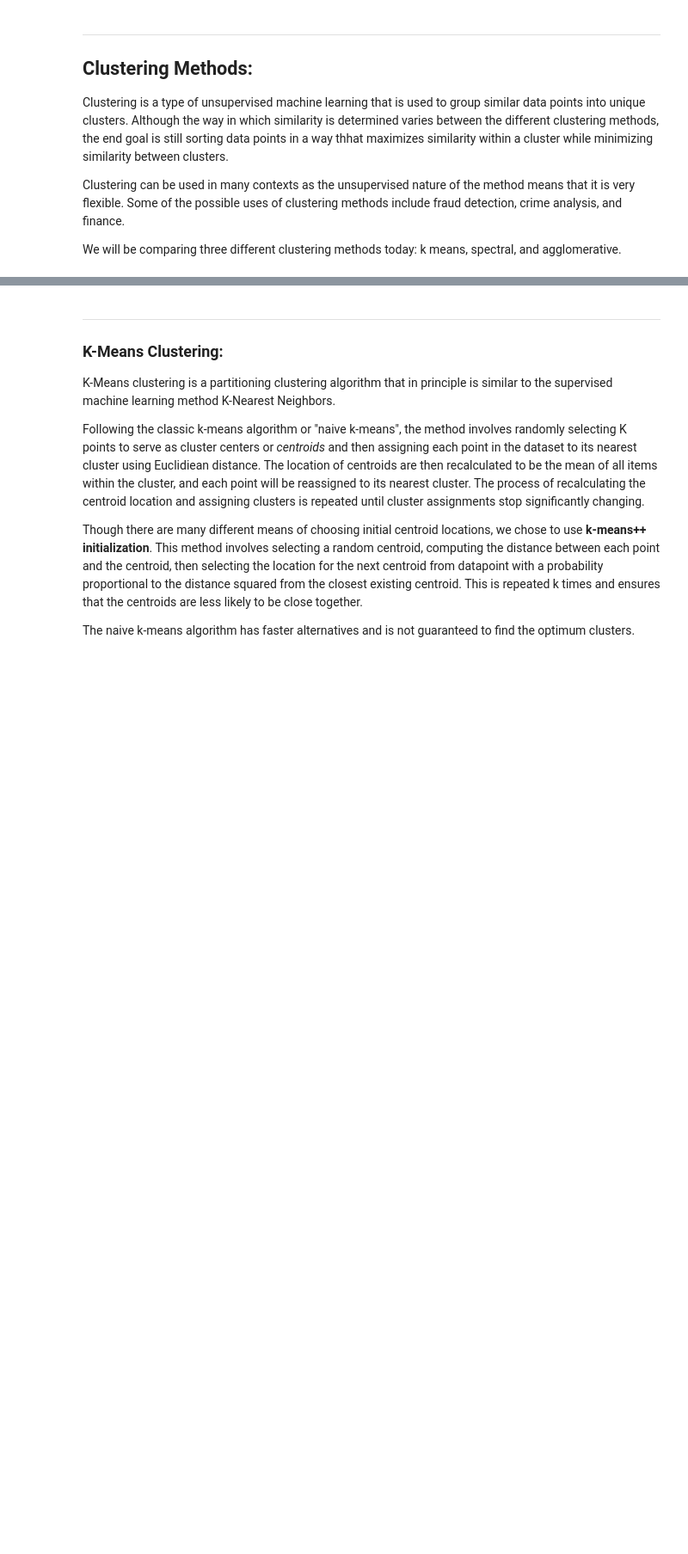
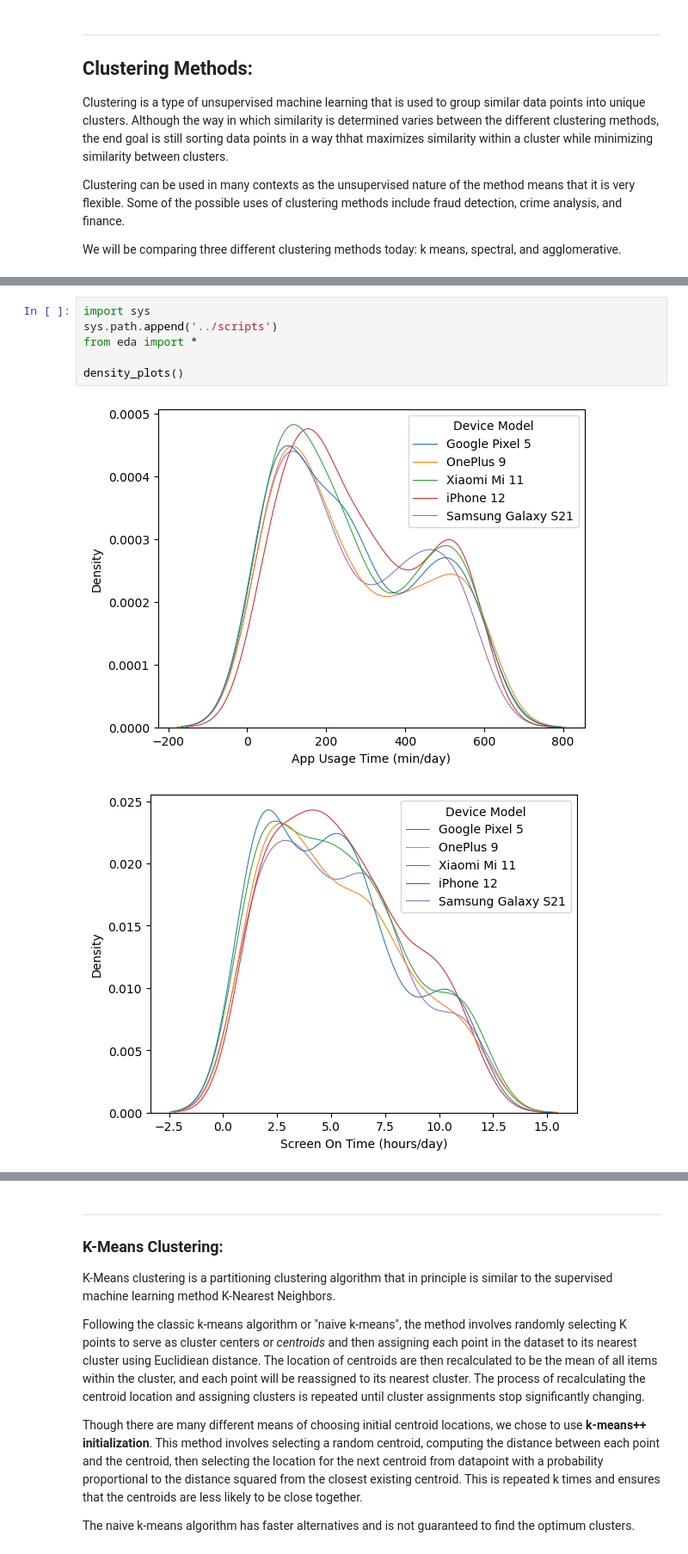
Before and after one commit to Capstone-24-25/Vignette-Clustering-Methods, a Jupyter notebook: results/primary-vignette.ipynb, the cells around one changed output, grey strips where cells are left out. Shown at 86% size. Drawn from its saved outputs; the diff is of its cells as text; blank space fills up the shorter version.

```diff
--- a/results/primary-vignette.ipynb
+++ b/results/primary-vignette.ipynb
@@ -22,0 +27,9 @@ We will be comparing three different clustering methods today: k means, spectral
+# %%
+import sys
+sys.path.append('../scripts')
+from eda import *
+
+density_plots()
+# %% [output]
+[figure, added]
+[figure, added]
```
Also changed, not shown: parts of 5 cells of this notebook, 1 other file.
